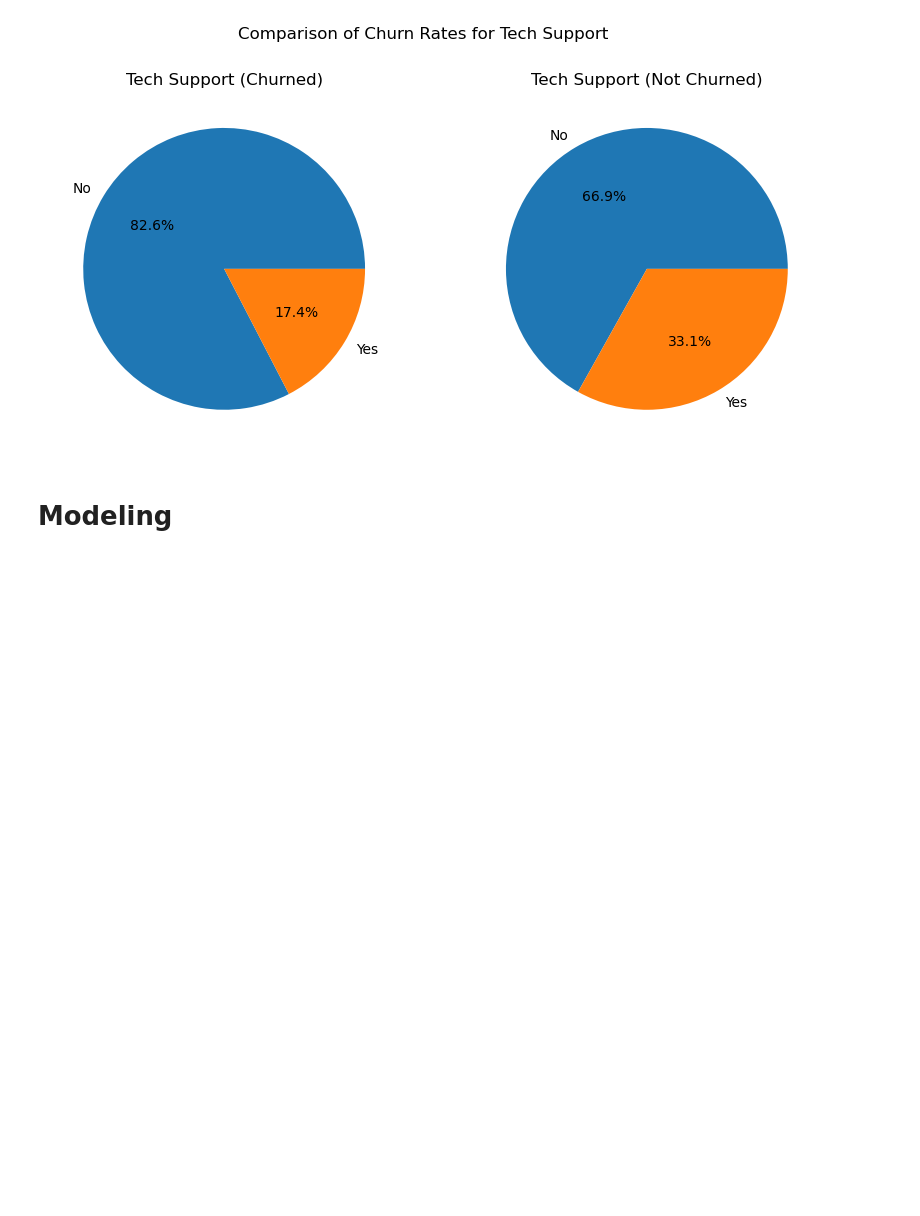
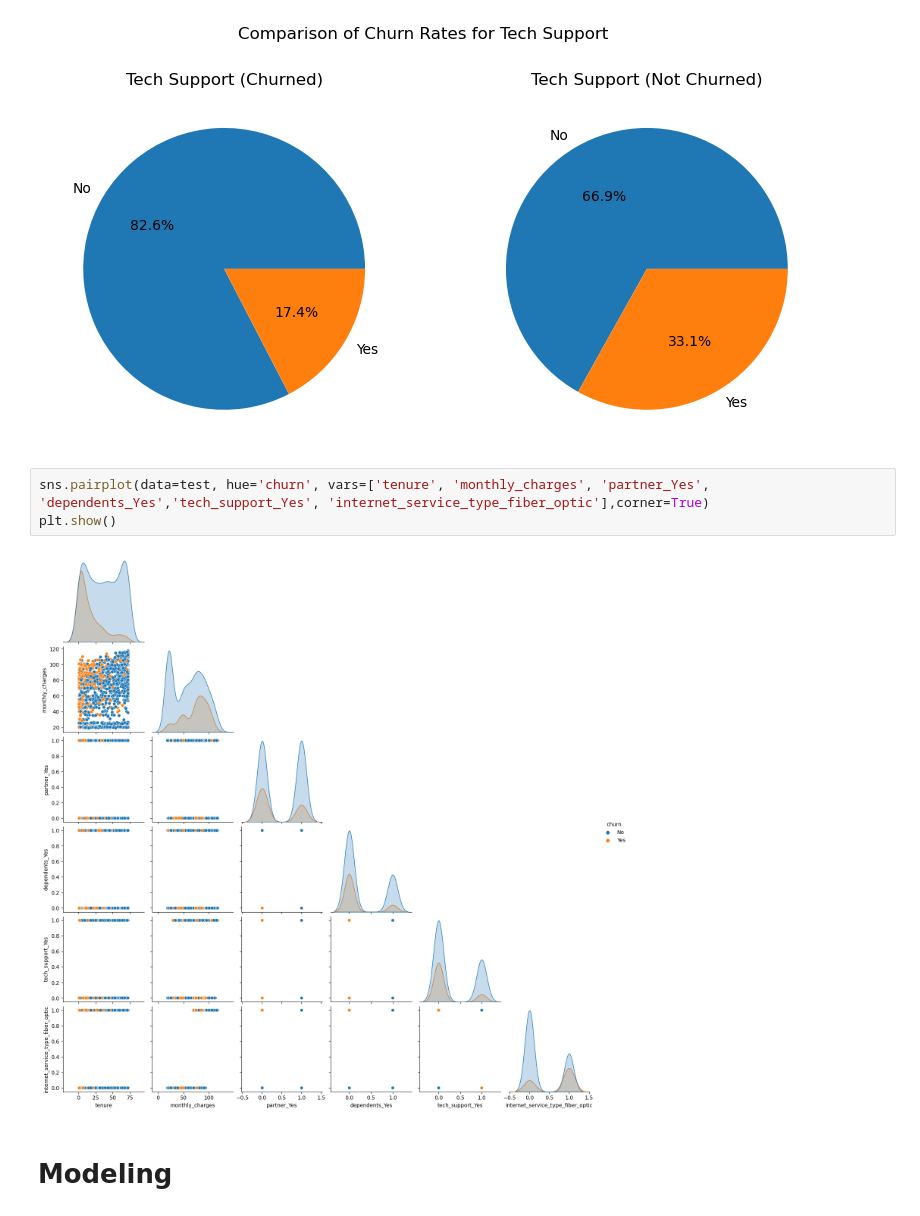
Before and after one commit to scottbarnett97/Telco-Classification-Project, a Jupyter notebook: telco_workbook.ipynb, the cells around one changed output. Saved outputs shown, nothing was run; the diff lists cells and outputs as text; blank space fills up the shorter version.

```diff
--- a/telco_workbook.ipynb
+++ b/telco_workbook.ipynb
@@ -830,6 +834,11 @@ plt.show()
 #This one was not very helpful
 # %% [output]
 [figure]
+# %%
+sns.pairplot(data=test, hue='churn', vars=['tenure', 'monthly_charges', 'partner_Yes', 'dependents_Yes','tech_support_Yes', 'internet_service_type_fiber_optic'],corner=True)
+plt.show()
+# %% [output]
+[figure, added]
 # %% [markdown]
 # Modeling
 # %% [markdown]
```
Also changed, not shown: parts of 29 cells of this notebook.
